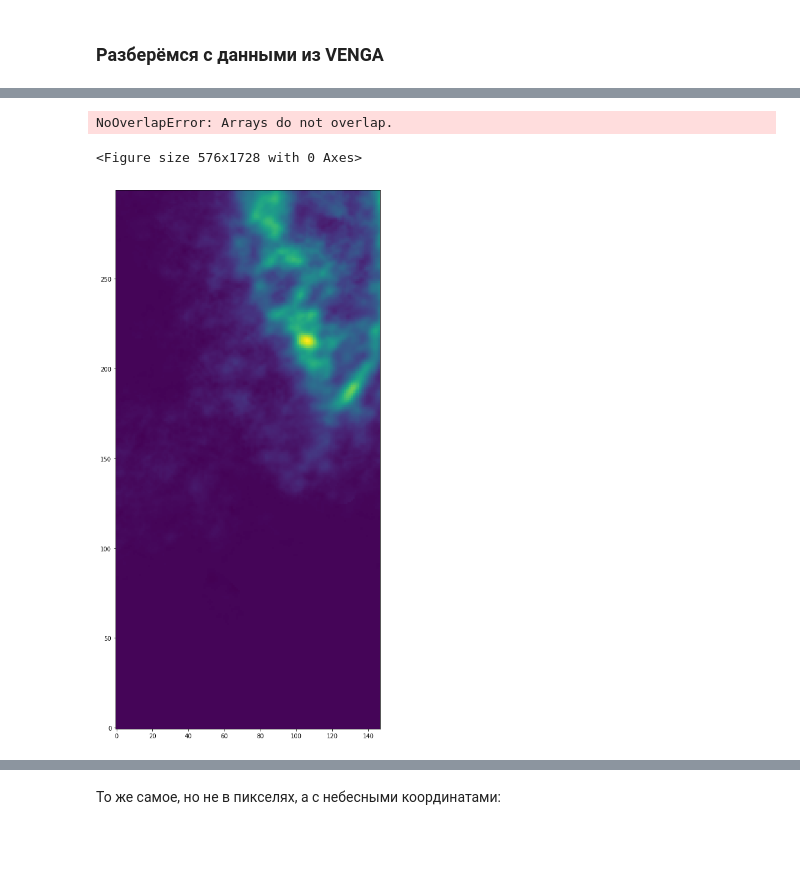
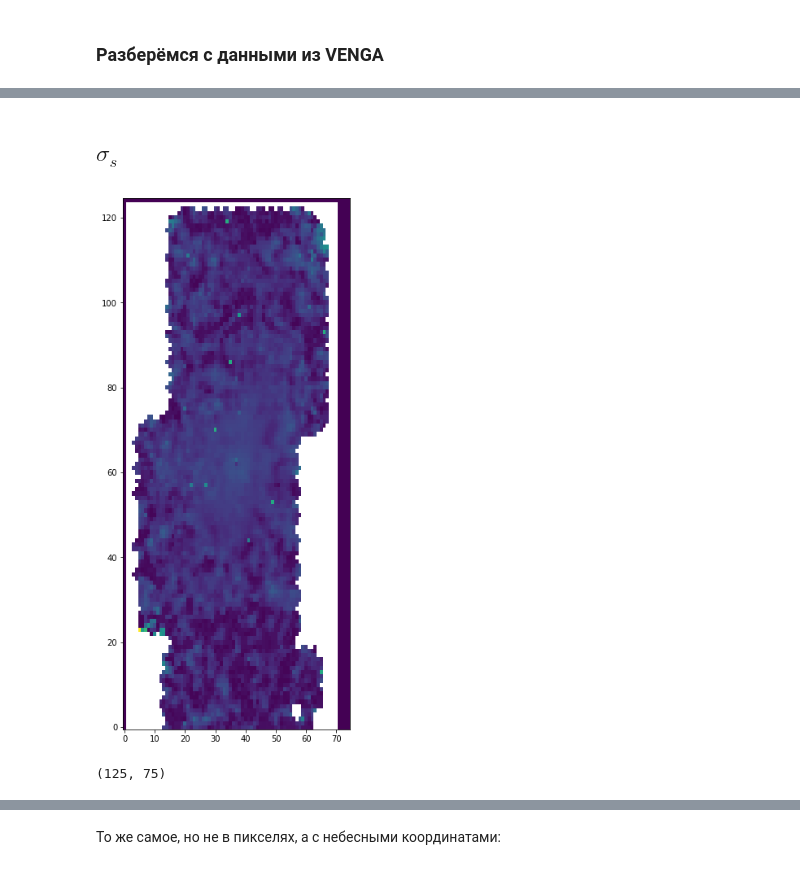
Before and after one commit to ValerieKostiuk/Course-work, a Jupyter notebook: NGC3627/main_program.ipynb, the cells around one changed output, grey strips where cells are left out. Saved outputs shown, nothing was run; the diff lists cells and outputs as text; code cells hidden in the pictures; blank space fills up the shorter version.

```diff
--- a/NGC3627/main_program.ipynb
+++ b/NGC3627/main_program.ipynb
@@ -58,17 +62,0 @@ plt.show()
-# %%
-from astropy.wcs import WCS
-from astropy.io import fits
-from astropy.coordinates import SkyCoord
-data = fits.getdata('./data/NGC3627_map_sigstar.fits')
-data = np.squeeze(data)
-fig=plt.figure(figsize=[8,24])
-w = WCS('./data/NGC3627_map_sigstar.fits', naxis=2)
-cposition= SkyCoord('{} {}'.format(w.wcs.crval[0], w.wcs.crval[1]), frame='fk5', unit='deg', equinox='J2000.0')
-size = u.Quantity((252,145), u.arcsec)
-cutout = Cutout2D(data, (170.08318266,12.93640067),size,wcs=w)
-
-plt.imshow(cutout.data,origin='lower')
-plt.show()
-# %% [output]
-NoOverlapError: Arrays do not overlap.
-<Figure size 576x1728 with 0 Axes>
@@ -168,30 +62,0 @@ def plot_cutout(fits_name, size=(314, 106), coordinates=True, figsize=[24, 8], c
-# %%
-size = (450, 220)
-#cutout = plot_cutout('./data/NGC_3627_NA_MOM0_THINGS.FITS', size=size, coordinates=True, figsize=[8, 24], title='sfr', vmax=1e-14)
-from astropy.visualization.wcsaxes import SphericalCircle
-
-cutout, wcs = get_cutout('./data/NGC_3627_NA_MOM0_THINGS.FITS', size=size)
-
-fig = plt.figure(figsize=[8, 24])
-#ax = fig.add_subplot(111, projection=cutout.wcs)
-im = imshow(cutout.data, origin='lower')
-
-#lon = ax.coords[0]
-#lat = ax.coords[1]
-#lon.set_major_formatter('dd:mm:ss')
-#lat.set_major_formatter('dd:mm:ss')
-
-#lon.set_ticks(spacing=30. * u.arcsec)
-#lat.set_ticks(spacing=30. * u.arcsec)
-
-#lon.display_minor_ticks(True)
-#lat.display_minor_ticks(True)
-#lat.set_minor_frequency(3)
-#lon.set_minor_frequency(3)
-
-# r = SphericalCircle((24.174042 * u.deg, 15.783472 * u.deg), 1500 * u.arcsec,
-#                      edgecolor='yellow', facecolor='none', transform=ax.get_transform(cutout.wcs))
-# ax.add_patch(r)
-plt.show()
-# %% [output]
-[figure, removed]
@@ -220,0 +63,14 @@ def cut_fits(FirstFits = None, SecondFits = None, size = None):
+# %% [markdown]
+## $\sigma_s$
+# %%
+size = [250,150]
+sigma_s, second = cut_fits(first_fits = './data/NGC3627_map_sigstar.fits', second_fits = './data/NGC_3627_NA_MOM0_THINGS.FITS', size = size)
+
+fig = plt.figure(figsize = [5,12] )
+plt.imshow(sigma_s.data, origin='lower', aspect="auto" )
+plt.show()
+
+print(sigma_s.shape)
+# %% [output]
+[figure, added]
+(125, 75)
```
Also changed, not shown: parts of 27 cells of this notebook.
